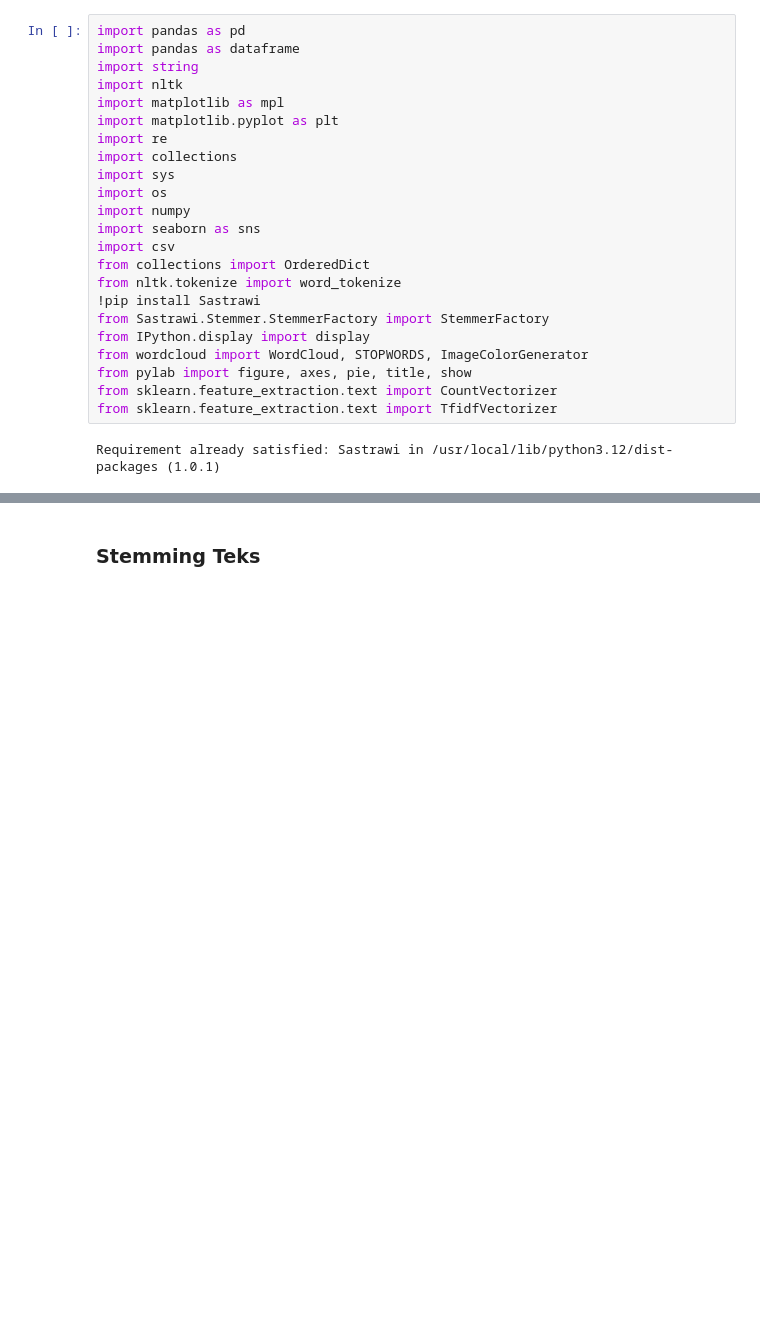
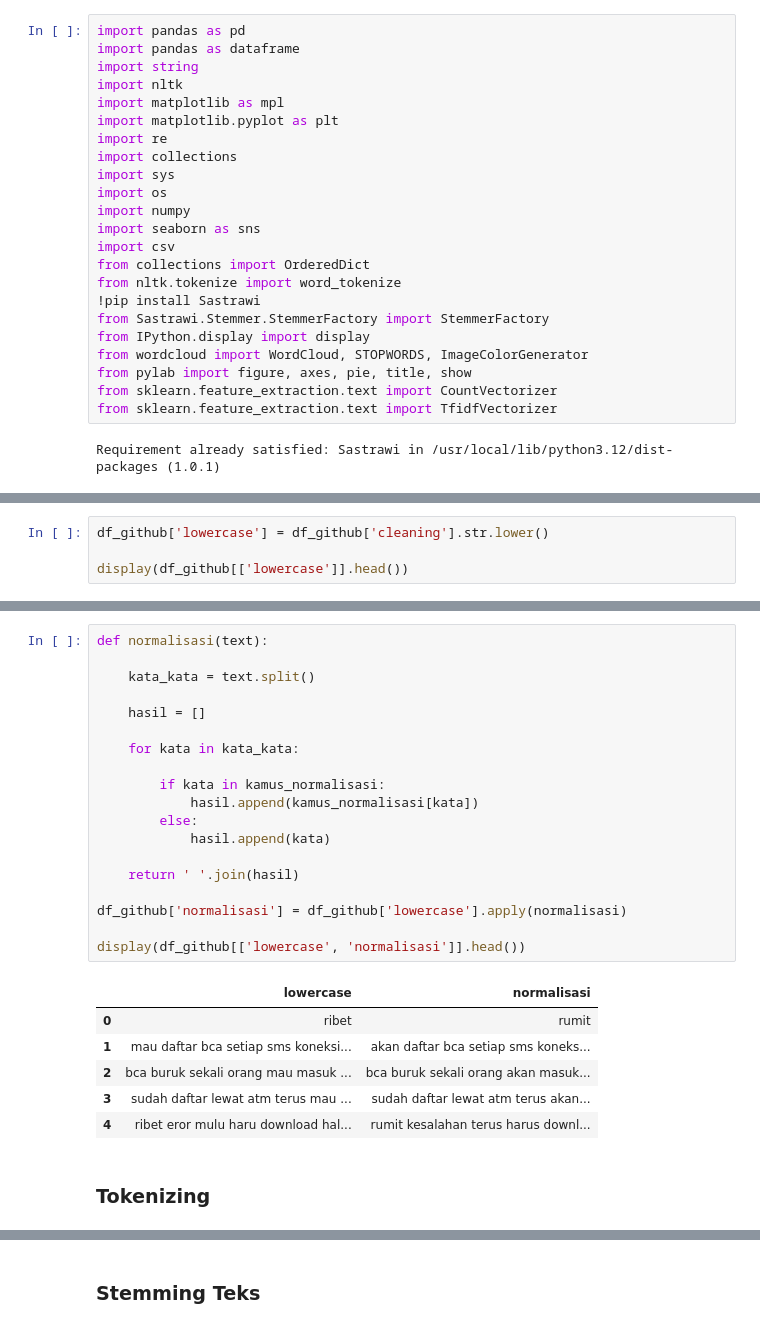
Before and after one commit to prlputriih/machine_learning, a Jupyter notebook: Machine_Learning.ipynb, the cells around one changed output, grey strips where cells are left out. Drawn from its saved outputs; the diff is of its cells as text; blank space fills up the shorter version.

```diff
--- a/Machine_Learning.ipynb
+++ b/Machine_Learning.ipynb
@@ -100,0 +149,4 @@ dtype: int64
+# %%
+df_github['lowercase'] = df_github['cleaning'].str.lower()
+
+display(df_github[['lowercase']].head())
@@ -196,0 +551,28 @@ display(df_github.head())
+# %%
+def normalisasi(text):
+
+    kata_kata = text.split()
+
+    hasil = []
+
+    for kata in kata_kata:
+
+        if kata in kamus_normalisasi:
+            hasil.append(kamus_normalisasi[kata])
+        else:
+            hasil.append(kata)
+
+    return ' '.join(hasil)
+
+df_github['normalisasi'] = df_github['lowercase'].apply(normalisasi)
+
+display(df_github[['lowercase', 'normalisasi']].head())
+# %% [output]
+|  | lowercase | normalisasi |
+| 0 | ribet | rumit |
+| 1 | mau daftar bca setiap sms koneksi... | akan daftar bca setiap sms koneks... |
+| 2 | bca buruk sekali orang mau masuk ... | bca buruk sekali orang akan masuk... |
+| 3 | sudah daftar lewat atm terus mau ... | sudah daftar lewat atm terus akan... |
+| 4 | ribet eror mulu haru download hal... | rumit kesalahan terus harus downl... |
+# %% [markdown]
+### Tokenizing
```
Also changed, not shown: parts of 53 cells of this notebook.
